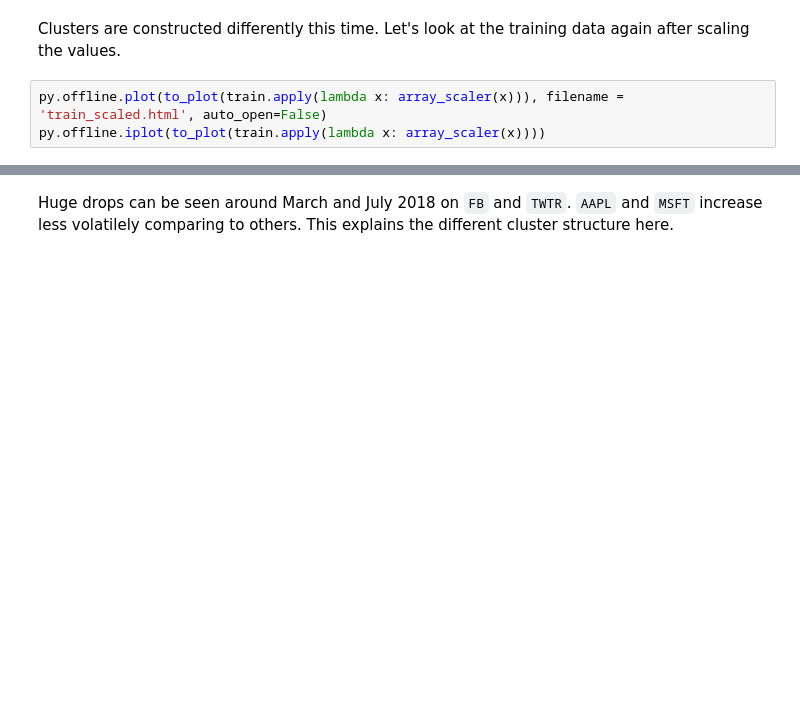
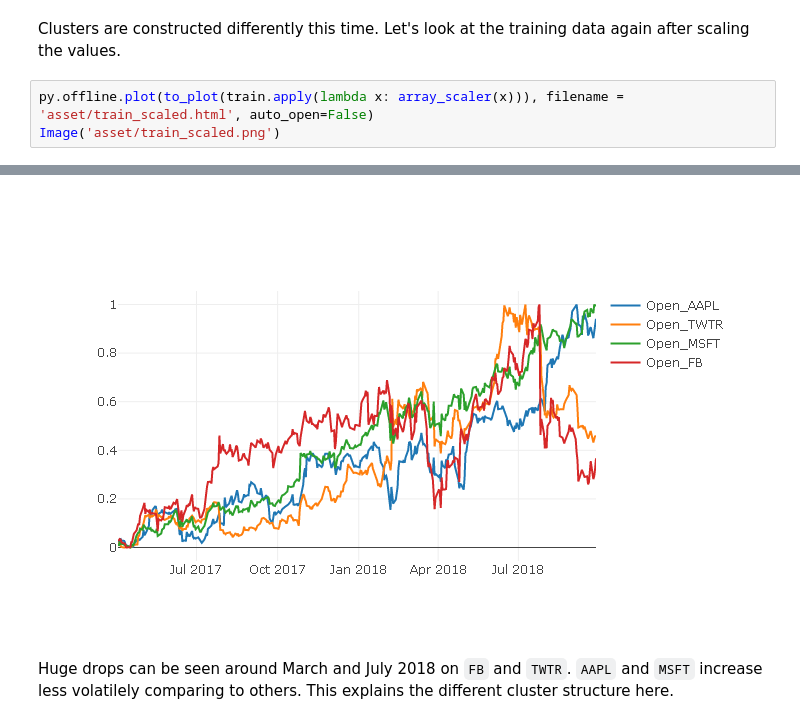
Before and after one commit to ddaskan/trendypy, a Jupyter notebook: TrendCluster On Action.ipynb, the cells around one changed output, grey strips where cells are left out. Cells and saved outputs as stored; diff of their text form; blank space fills up the shorter version.

```diff
--- a/TrendCluster On Action.ipynb
+++ b/TrendCluster On Action.ipynb
@@ -110,6 +111,6 @@ print clusterer_scaled.clusters
 # %% [markdown]
 Clusters are constructed differently this time. Let's look at the training data again after scaling the values.
 # %%
-py.offline.plot(to_plot(train.apply(lambda x: array_scaler(x))), filename = 'train_scaled.html', auto_open=False)
-py.offline.iplot(to_plot(train.apply(lambda x: array_scaler(x))))
+py.offline.plot(to_plot(train.apply(lambda x: array_scaler(x))), filename = 'asset/train_scaled.html', auto_open=False)
+Image('asset/train_scaled.png')
 # %% [output]
@@ -117,3 +117,4 @@ py.offline.iplot(to_plot(train.apply(lambda x: array_scaler(x))))
+[figure, added]
 # %% [markdown]
 Huge drops can be seen around March and July 2018 on `FB` and `TWTR`. `AAPL` and `MSFT` increase less volatilely comparing to others. This explains the different cluster structure here.
 # %% [markdown]
```
Also changed, not shown: parts of 3 cells of this notebook, 5 other files.
